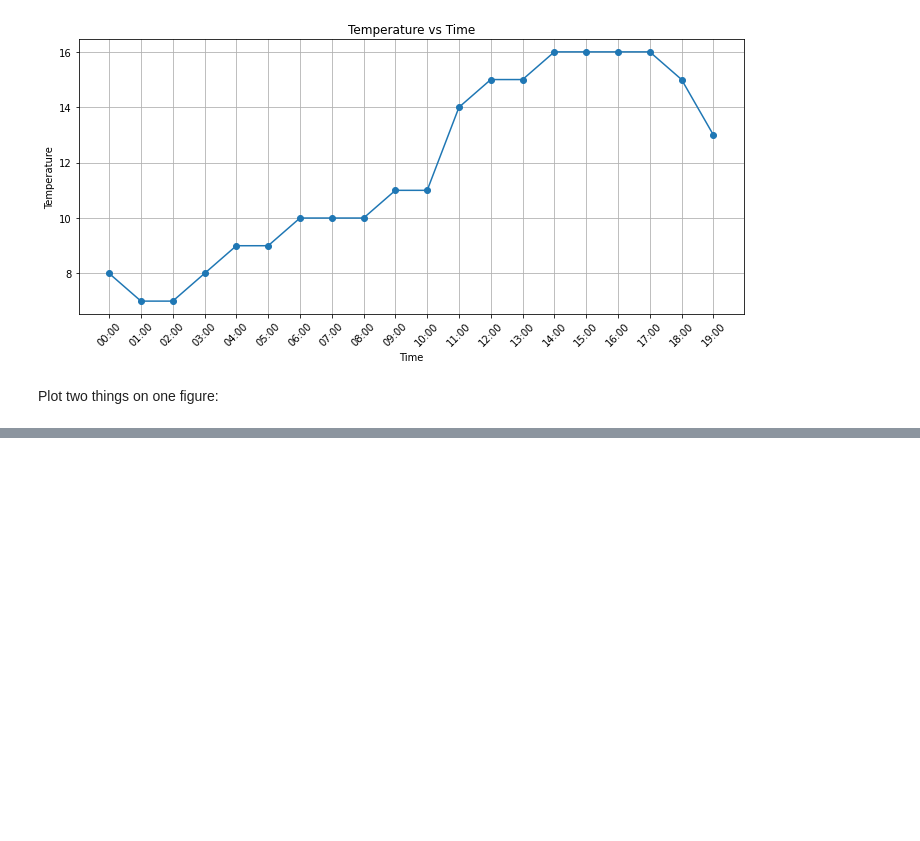
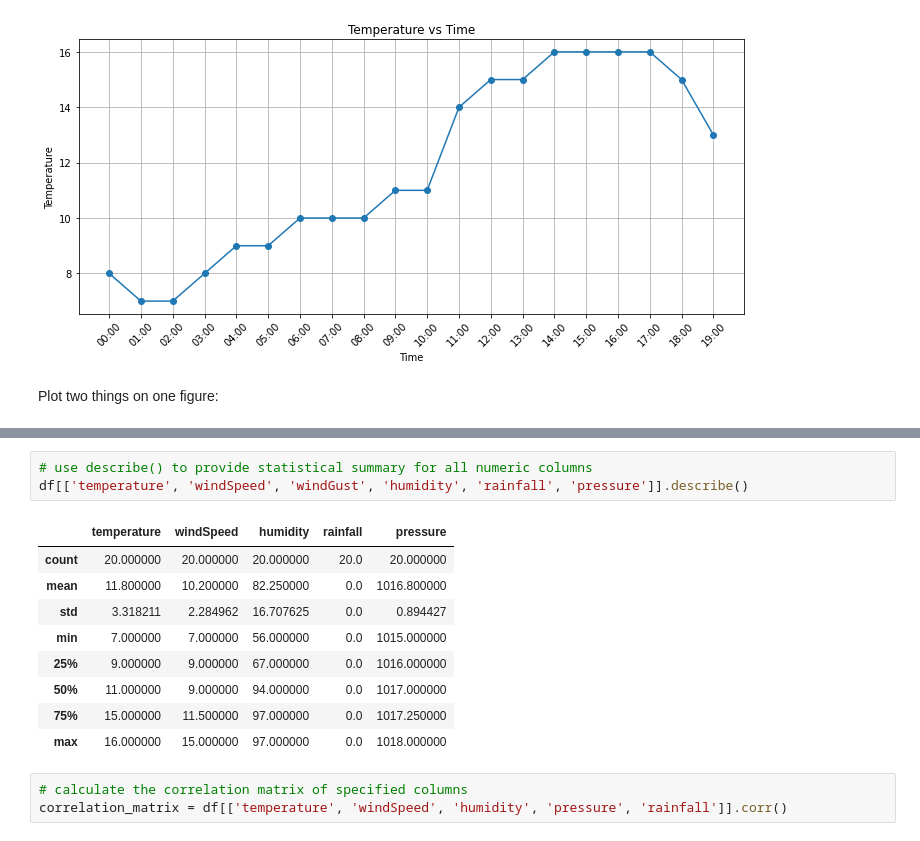
Before and after one commit to holmstead/computer_infrastructure, a Jupyter notebook: data/weather.ipynb, the cells around one changed output, grey strips where cells are left out. Cells and saved outputs as stored; diff of their text form; blank space fills up the shorter version.

```diff
--- a/data/weather.ipynb
+++ b/data/weather.ipynb
@@ -299,3 +299,19 @@ plt.tight_layout()
 plt.show()
 # %% [output]
 [figure]
+# %%
+# use describe() to provide statistical summary for all numeric columns
+df[['temperature', 'windSpeed', 'windGust', 'humidity', 'rainfall', 'pressure']].describe()
+# %% [output]
+|  | temperature | windSpeed | humidity | rainfall | pressure |
+| count | 20.000000 | 20.000000 | 20.000000 | 20.0 | 20.000000 |
+| mean | 11.800000 | 10.200000 | 82.250000 | 0.0 | 1016.800000 |
+| std | 3.318211 | 2.284962 | 16.707625 | 0.0 | 0.894427 |
+| min | 7.000000 | 7.000000 | 56.000000 | 0.0 | 1015.000000 |
+| 25% | 9.000000 | 9.000000 | 67.000000 | 0.0 | 1016.000000 |
+| 50% | 11.000000 | 9.000000 | 94.000000 | 0.0 | 1017.000000 |
+| 75% | 15.000000 | 11.500000 | 97.000000 | 0.0 | 1017.250000 |
+| max | 16.000000 | 15.000000 | 97.000000 | 0.0 | 1018.000000 |
+# %%
+# calculate the correlation matrix of specified columns
+correlation_matrix = df[['temperature', 'windSpeed', 'humidity', 'pressure', 'rainfall']].corr()
```
Also changed, not shown: parts of 5 cells of this notebook.
